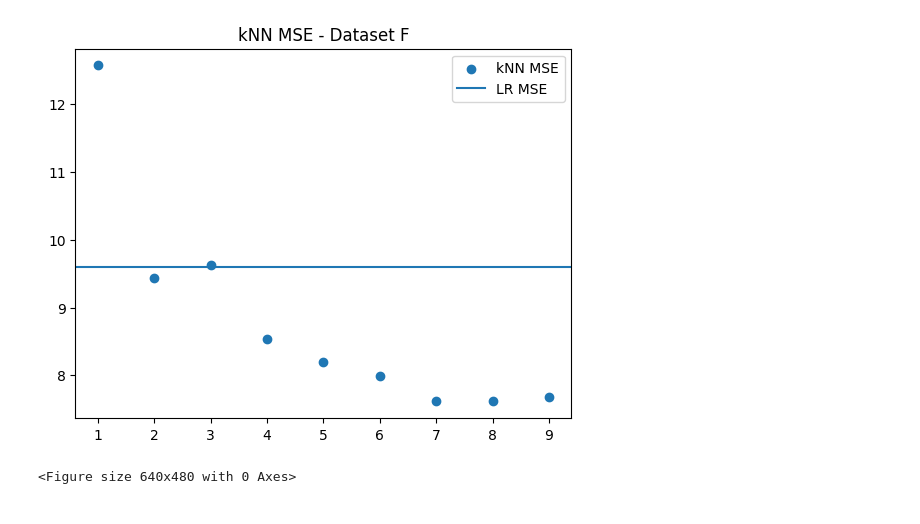
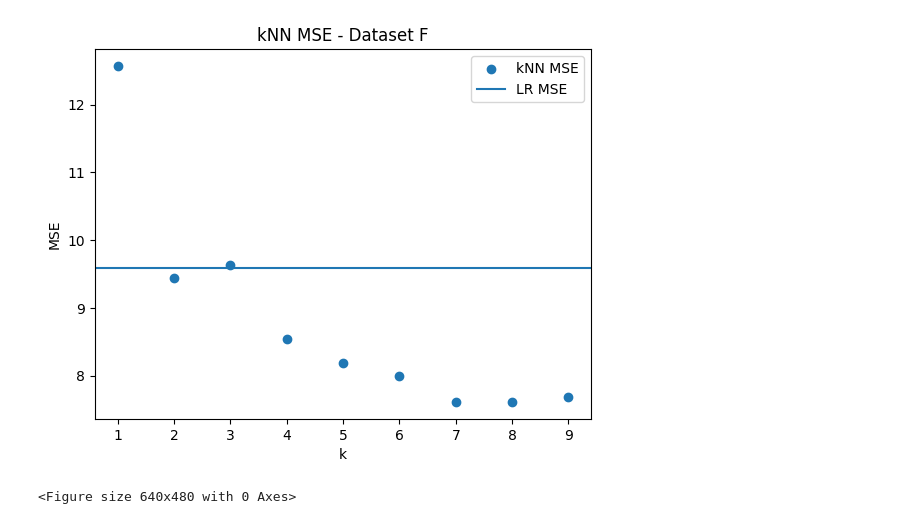
Before and after one commit to Tanisha3v/CS480, a Jupyter notebook: A1Q4.ipynb, the cells around one changed output. Cells and saved outputs as stored; diff of their text form; code cells hidden in the pictures.

```diff
--- a/A1Q4.ipynb
+++ b/A1Q4.ipynb
@@ -149,11 +199,7 @@ kNN (k=9) MSE: 0.0082
 <Figure size 640x480 with 0 Axes>
 # %%
-def load_csv(path):
-    return np.loadtxt(path, delimiter=",", dtype=float)
-
-
-# Define datasets
-datasets = [
+# Run experiments for dataset F (multi-dimensional dataset)
+datasets_f = [
     (
         "F",
         "a1-files/X_train_F.csv",
@@ -163,60 +209,5 @@ datasets = [
     ),
 ]
 
-
-def linear_regression(X, Y):
-    n = X.shape[0]
-
-    A = np.hstack([X, np.ones((n, 1))])
-
-    sol = np.linalg.solve(A.T @ A, A.T @ Y).ravel()
-    w, b = sol[:-1], sol[-1]
-
-    def predictor(x_new):
-        result = np.dot(x_new, w) + b
-        return float(result)
-
-    return predictor
-
-
-def mse(y, y_pred):
-    return np.sum((y - y_pred) ** 2) / (y.shape[0])
-
-
-for name, x_train_path, y_train_path, x_test_path, y_test_path in datasets:
-    # Load dataset
-    x_train = load_csv(x_train_path)
-    y_train = load_csv(y_train_path)
-    x_test = load_csv(x_test_path)
-    y_test = load_csv(y_test_path)
-
-    print(f"--- Dataset {name} ---")
-    print(f"x_train shape: {x_train.shape}")
-    print(f"y_train shape: {y_train.shape}")
-
-    # unregularized linear regression
-    lr_predictor = linear_regression(x_train, y_train)
-    y_lr_pred = np.array([lr_predictor(x) for x in x_test])
-    lr_mse = mse(y_test, y_lr_pred)
-
-    print(f"Linear Regression MSE: {lr_mse:.4f}")
-
-    # knn regressions
-    knn_result = []
-    for k in range(1, 10):
-        knn_predictor = knn_regression(x_train, y_train, k=k)
-        y_knn_pred = np.array([knn_predictor(x) for x in x_test])
-        knn_mse = mse(y_test, y_knn_pred)
-
-        knn_result.append((y_knn_pred, knn_mse))
-
-        print(f"kNN (k={k}) MSE: {knn_mse:.4f}")
-
-    plt.scatter(range(1, 10), [mse for _, mse in knn_result], label="kNN MSE")
-    plt.axhline(lr_mse, label="LR MSE")
-    plt.legend()
-    plt.title(f"kNN MSE - Dataset {name}")
-    plt.savefig(f"q4_3_{name}.svg")
-    plt.show()
-    plt.clf()
+run_experiments(datasets_f, plot_1d=False, save_prefix="q4_3")
 # %% [output]
@@ -236,2 +234,2 @@ kNN (k=9) MSE: 7.6837
-[figure, old version]
+[figure, new version]
 <Figure size 640x480 with 0 Axes>
```
Also changed, not shown: parts of 4 cells of this notebook.
